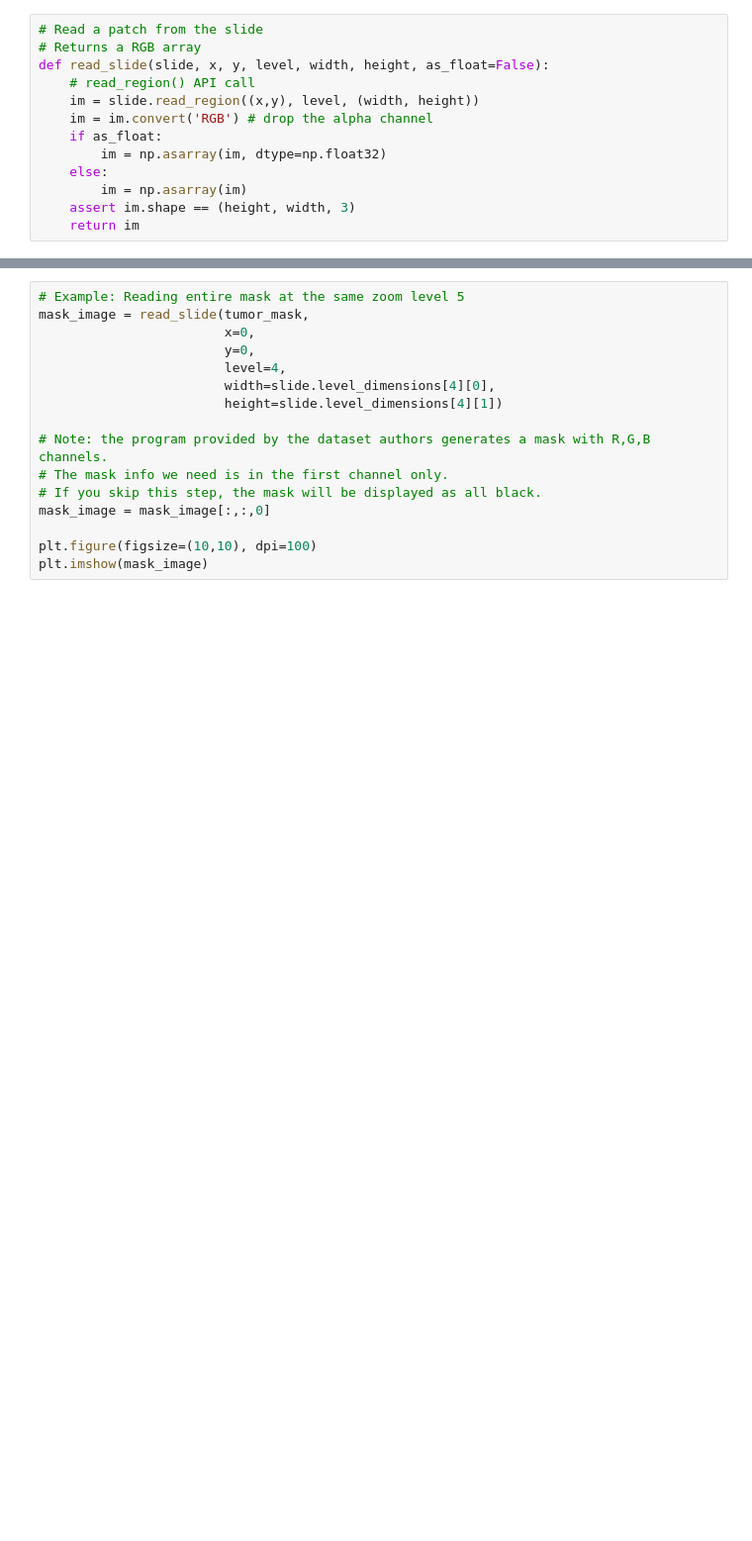
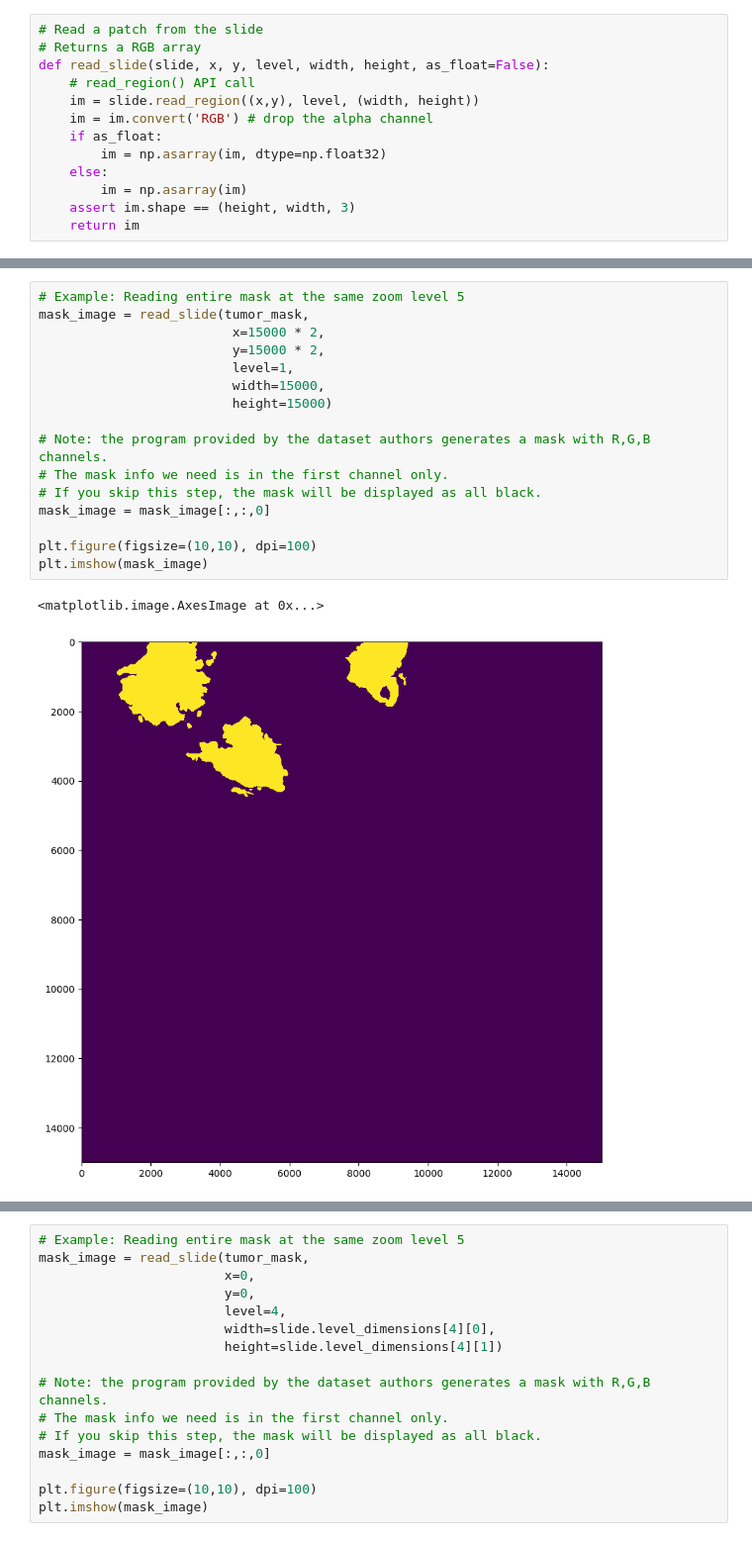
Before and after one commit to akoo-45/cancer-detection, a Jupyter notebook: cancer_detection.ipynb, the cells around one changed output, grey strips where cells are left out. Shown at 99% size. Saved outputs shown, nothing was run; the diff lists cells and outputs as text; blank space fills up the shorter version.

```diff
--- a/cancer_detection.ipynb
+++ b/cancer_detection.ipynb
@@ -157,0 +162,19 @@ plt.imshow(slide_image)
+# %%
+# Example: Reading entire mask at the same zoom level 5
+mask_image = read_slide(tumor_mask,
+                         x=15000 * 2,
+                         y=15000 * 2,
+                         level=1,
+                         width=15000,
+                         height=15000)
+
+# Note: the program provided by the dataset authors generates a mask with R,G,B channels.
+# The mask info we need is in the first channel only.
+# If you skip this step, the mask will be displayed as all black.
+mask_image = mask_image[:,:,0]
+
+plt.figure(figsize=(10,10), dpi=100)
+plt.imshow(mask_image)
+# %% [output]
+<matplotlib.image.AxesImage at 0x...>
+[figure, added]
```
Also changed, not shown: parts of 25 cells of this notebook.
